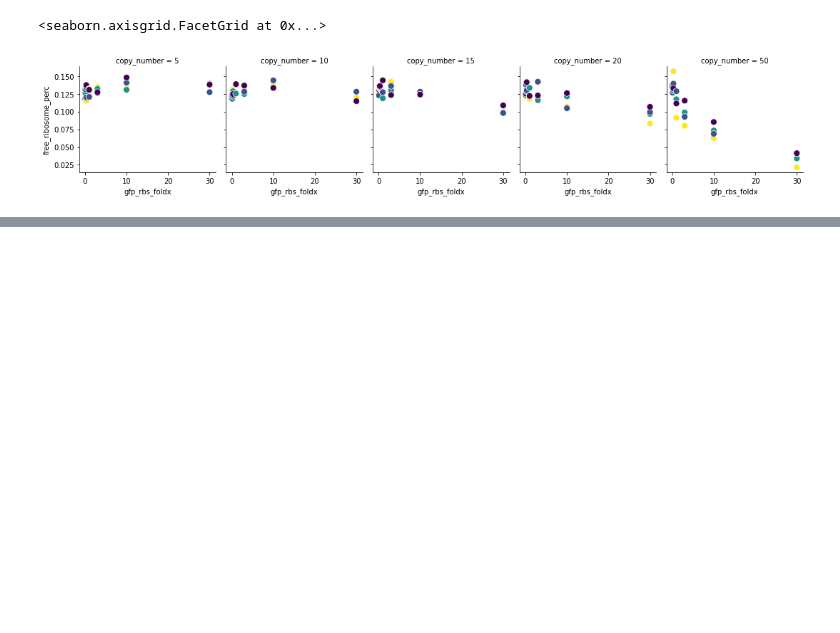
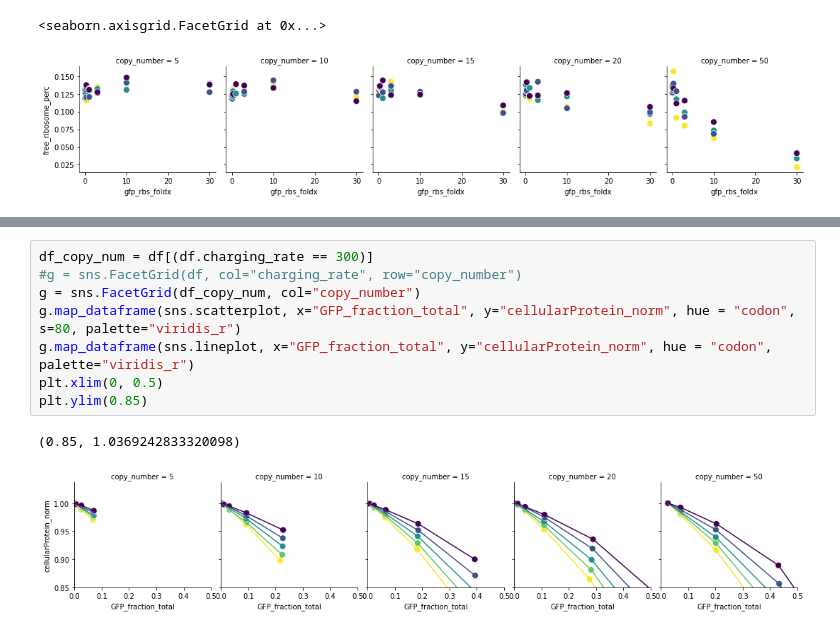
Before and after one commit to alexismhill3/tRNA-dynamics, a Jupyter notebook: notebooks/gfp_experiment_transgene_ratio.ipynb, the cells around one changed output, grey strips where cells are left out. Saved outputs shown, nothing was run; the diff lists cells and outputs as text; blank space fills up the shorter version.

```diff
--- a/notebooks/gfp_experiment_transgene_ratio.ipynb
+++ b/notebooks/gfp_experiment_transgene_ratio.ipynb
@@ -251,0 +500,11 @@ g.map_dataframe(sns.scatterplot, x="gfp_rbs_foldx", y="free_ribosome_perc", hue
+# %%
+df_copy_num = df[(df.charging_rate == 300)]
+#g = sns.FacetGrid(df, col="charging_rate", row="copy_number")
+g = sns.FacetGrid(df_copy_num, col="copy_number")
+g.map_dataframe(sns.scatterplot, x="GFP_fraction_total", y="cellularProtein_norm", hue = "codon", s=80, palette="viridis_r")
+g.map_dataframe(sns.lineplot, x="GFP_fraction_total", y="cellularProtein_norm", hue = "codon", palette="viridis_r")
+plt.xlim(0, 0.5)
+plt.ylim(0.85)
+# %% [output]
+(0.85, 1.0369242833320098)
+[figure, added]
```
Also changed, not shown: parts of 15 cells of this notebook, 28 other files.
